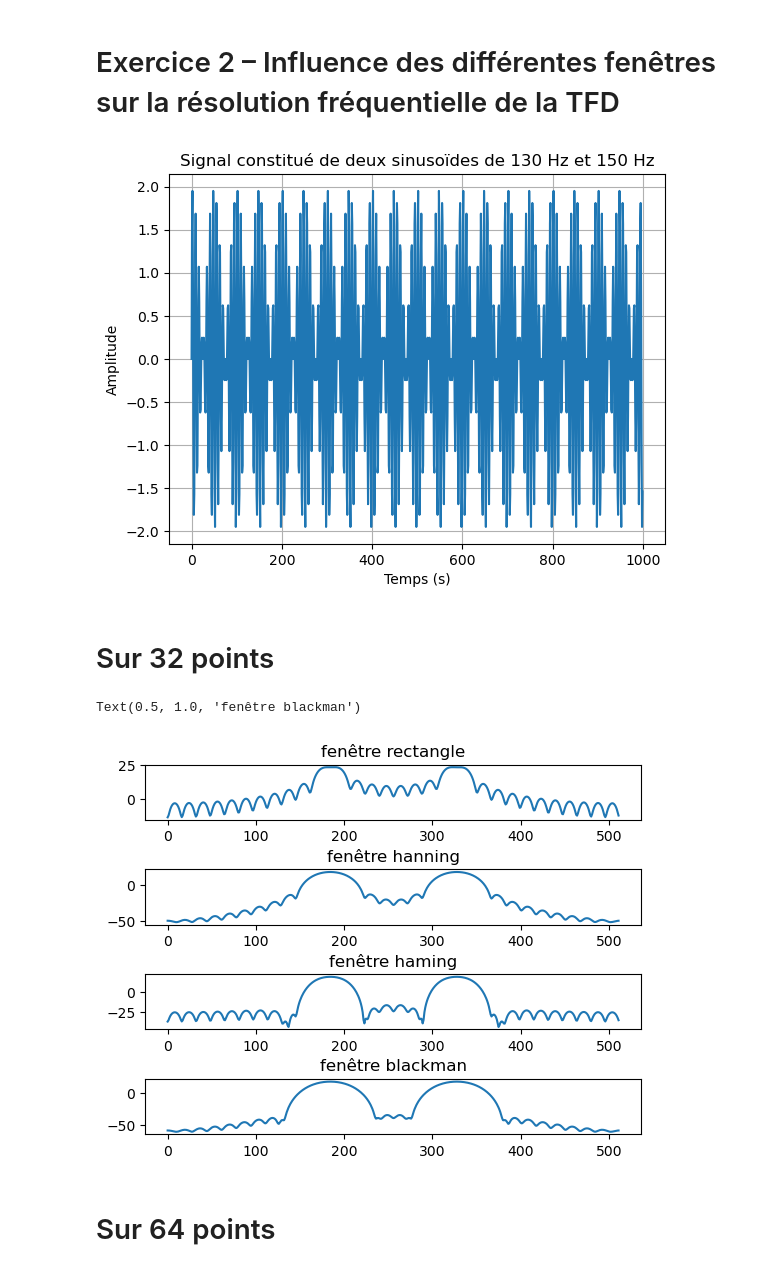
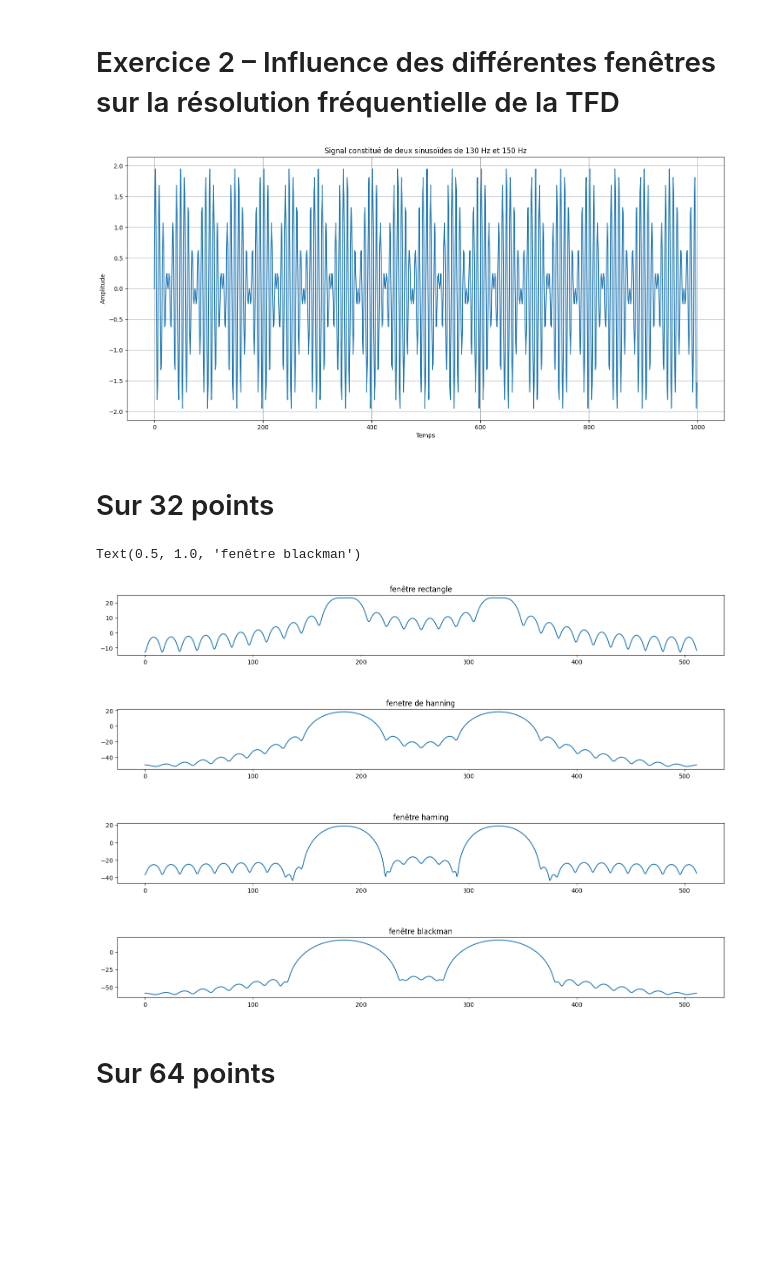
Before and after one commit to ba-talibe/TP_Image_Processing, a Jupyter notebook: signal/TP2_fenetre_spectrale.ipynb, the cells around one changed output. Drawn from its saved outputs; the diff is of its cells as text; code cells hidden in the pictures; blank space fills up the shorter version.

```diff
--- a/signal/TP2_fenetre_spectrale.ipynb
+++ b/signal/TP2_fenetre_spectrale.ipynb
@@ -168,17 +170,18 @@ NameError: name 'np' is not defined
 # %%
 f1=130
 f2=150
 amplitude=1
 fe=1000
 temps=np.arange(fe)/fe
 signal=amplitude*np.sin(2*np.pi*f1*temps)+np.sin(2*np.pi*f2*temps)
+plt.figure(figsize=(18, 8))
 plt.plot(signal)
 plt.title('Signal constitué de deux sinusoïdes de 130 Hz et 150 Hz')
 plt.xlabel('Temps')
 plt.ylabel('Amplitude')
 plt.grid(True)
 # %% [output]
-[figure, old version]
+[figure, new version]
 # %% [markdown]
 # Sur 32 points
 # %%
@@ -194,19 +197,20 @@ black=blackman(k)
 black=np.concatenate((black,np.zeros(fe-k)))
 x=np.arange(512)
 
-fig,axe=plt.subplots(4, 1)
+
+fig,axe=plt.subplots(4, 1, figsize=(18, 12))
 plt.subplots_adjust(hspace=0.9)
 axe[0].plot(x,20*np.log10(np.abs(np.fft.fftshift(fft(rect*signal,512)))))
 axe[0].set_title('fenêtre rectangle')
 axe[1].plot(x,20*np.log10(np.abs(np.fft.fftshift(fft(han*signal,512)))))
-axe[1].=hanninging')
+axe[1].set_title("fenetre de hanning")
 axe[2].plot(x,20*np.log10(np.abs(np.fft.fftshift(fft(hamm*signal,512)))))
 axe[2].set_title('fenêtre haming')
 axe[3].plot(x,20*np.log10(np.abs(np.fft.fftshift(fft(black*signal,512)))))
 axe[3].set_title('fenêtre blackman')
 # %% [output]
 Text(0.5, 1.0, 'fenêtre blackman')
-[figure, old version]
+[figure, new version]
 # %% [markdown]
 # Sur 64 points
 # %%
```
Also changed, not shown: parts of 9 cells of this notebook, 1 other file.
